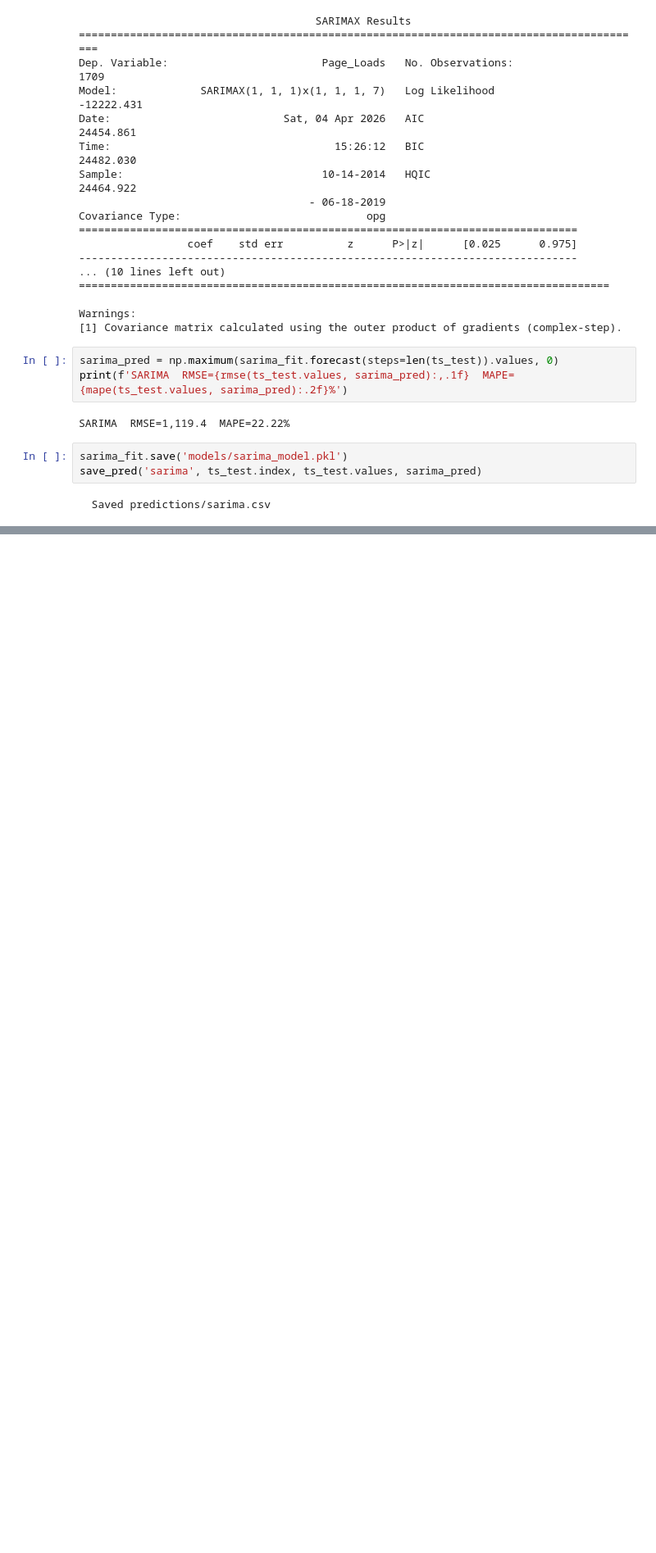
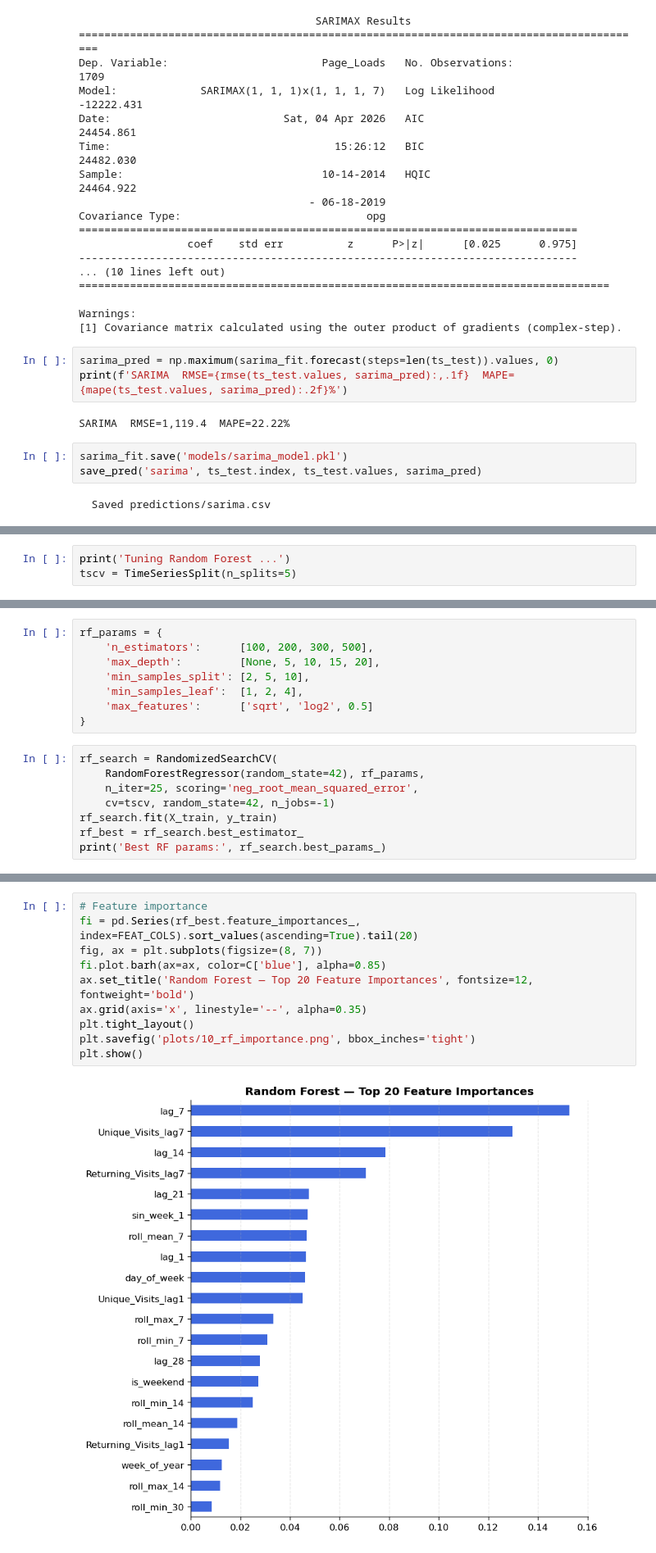
Before and after one commit to afeefanver/Website-Traffic-Forecasting, a Jupyter notebook: Model Training (Website).ipynb, the cells around one changed output, grey strips where cells are left out. Shown at 82% size. Drawn from its saved outputs; the diff is of its cells as text; blank space fills up the shorter version.

```diff
--- a/Model Training (Website).ipynb
+++ b/Model Training (Website).ipynb
@@ -207,0 +241,3 @@ save_pred('sarima', ts_test.index, ts_test.values, sarima_pred)
+# %%
+print('Tuning Random Forest ...')
+tscv = TimeSeriesSplit(n_splits=5)
@@ -207,0 +246,16 @@ save_pred('sarima', ts_test.index, ts_test.values, sarima_pred)
+# %%
+rf_params = {
+    'n_estimators':      [100, 200, 300, 500],
+    'max_depth':         [None, 5, 10, 15, 20],
+    'min_samples_split': [2, 5, 10],
+    'min_samples_leaf':  [1, 2, 4],
+    'max_features':      ['sqrt', 'log2', 0.5]
+}
+# %%
+rf_search = RandomizedSearchCV(
+    RandomForestRegressor(random_state=42), rf_params,
+    n_iter=25, scoring='neg_root_mean_squared_error',
+    cv=tscv, random_state=42, n_jobs=-1)
+rf_search.fit(X_train, y_train)
+rf_best = rf_search.best_estimator_
+print('Best RF params:', rf_search.best_params_)
@@ -207,0 +272,12 @@ save_pred('sarima', ts_test.index, ts_test.values, sarima_pred)
+# %%
+# Feature importance
+fi = pd.Series(rf_best.feature_importances_, index=FEAT_COLS).sort_values(ascending=True).tail(20)
+fig, ax = plt.subplots(figsize=(8, 7))
+fi.plot.barh(ax=ax, color=C['blue'], alpha=0.85)
+ax.set_title('Random Forest — Top 20 Feature Importances', fontsize=12, fontweight='bold')
+ax.grid(axis='x', linestyle='--', alpha=0.35)
+plt.tight_layout()
+plt.savefig('plots/10_rf_importance.png', bbox_inches='tight')
+plt.show()
+# %% [output]
+[figure, added]
```
Also changed, not shown: parts of 10 cells of this notebook.
